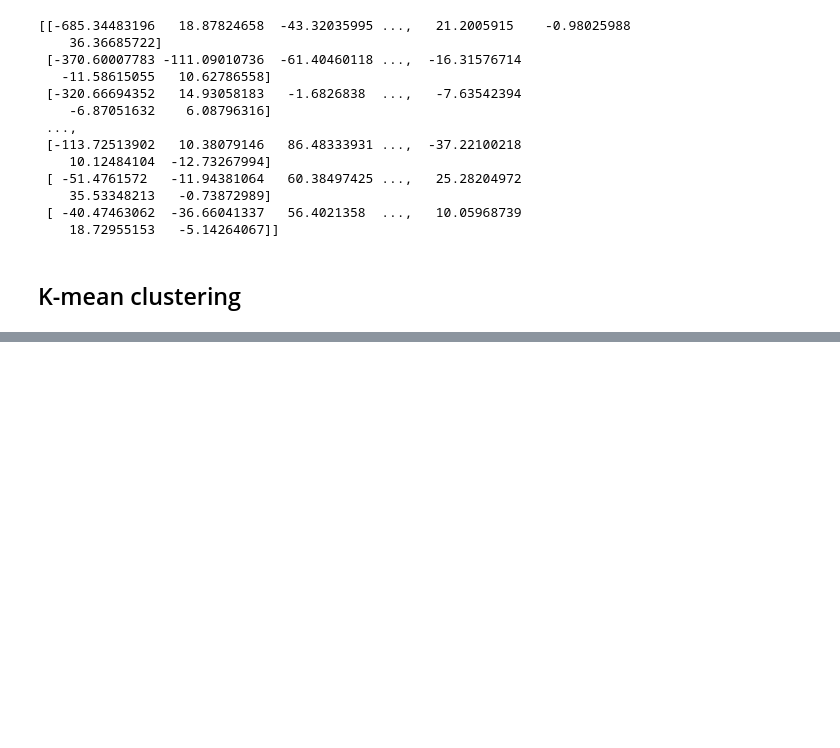
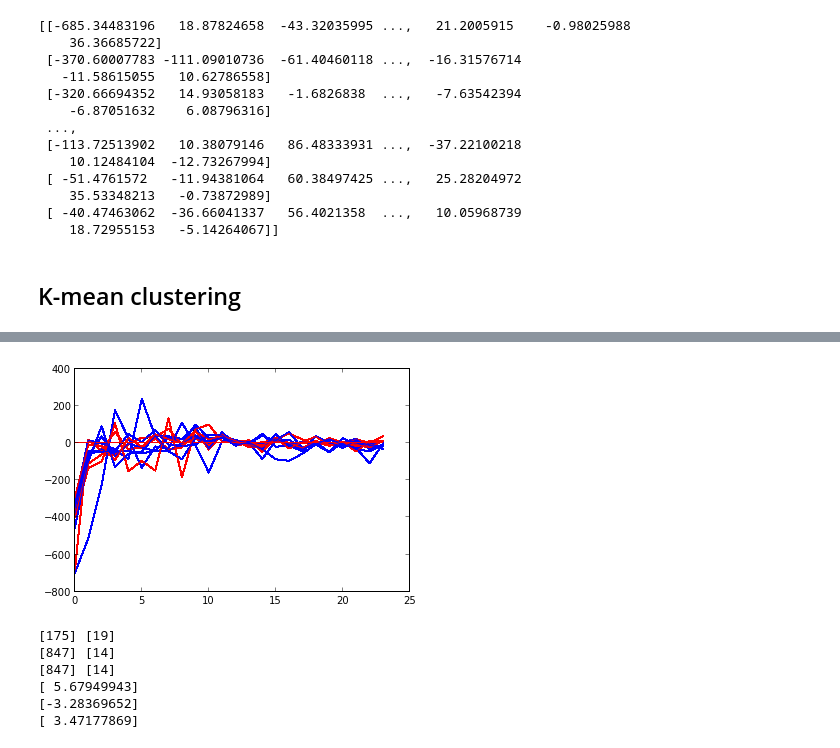
Before and after one commit to JulianaAyala/MetodosComputacionales, a Jupyter notebook: Tarea4/Homicidios.ipynb, the cells around one changed output, grey strips where cells are left out. Cells and saved outputs as stored; diff of their text form; code cells hidden in the pictures; blank space fills up the shorter version.

```diff
--- a/Tarea4/Homicidios.ipynb
+++ b/Tarea4/Homicidios.ipynb
@@ -142,0 +196,75 @@ ValueError: x and y must have same first dimension
+# %%
+iteraciones = 10
+mediox1= zeros(iteraciones)
+medioy1= zeros(iteraciones)
+mediox2= zeros(iteraciones)
+medioy2= zeros(iteraciones)
+
+for h in range(anios):
+    for j in range(iteraciones):
+
+        mediox1[j] = mean(grupo1[:,h])
+        medioy1[j] = mean(grupo1[:,h])
+        mediox2[j] = mean(grupo2[:,h])
+        medioy2[j] = mean(grupo2[:,h])
+
+        for i in range(iteraciones):
+
+            c1_xn= mediox1[j]
+            c1_yn= medioy1[j]
+            c2_xn= mediox2[j]
+            c2_yn= medioy2[j]
+
+            x1[i] = combinacion[i,j] - c1_xn
+            y1[j] = combinacion[i,j] - c1_yn
+            x2[i] = combinacion[i,j] - c2_xn
+            y2[j] = combinacion[i,j] - c2_yn
+
+            distancia1[i] = sqrt((x1[i]**2)+(y1[j]**2))
+            distancia2[i] = sqrt((x2[i]**2)+(y2[j]**2))
+
+            if(distancia1[i]<distancia2[i]):
+                grupo1[i,j] = grupo1[i,j]
+            else:
+                grupo2[i,j]=grupo2[i,j]
+
+            plot(grupo1[i,:], c='red')
+            plot(grupo2[i,:], c='blue')
+# %% [output]
+[figure, added]
+# %%
+#escojo cantidad de centros a sacar
+n_centros = 3
+
+a = random.randint(0, ciudades, 1)
+b = random.randint(0, anios, 1)
+c = random.randint(0, ciudades, 1)
+d = random.randint(0, anios, 1)
+e = random.randint(0, ciudades, 1)
+f = random.randint(0, anios, 1)
+
+c1_x = a
+c1_y = b
+c2_x = c
+c2_y = d
+c3_x = e
+c3_y = f
+
+print c1_x, c1_y
+print c2_x, c2_y
+print c2_x, c2_y
+
+c1 = combinacion[c1_x,c1_y]
+c2 = combinacion[c2_x,c2_y]
+c3 = combinacion[c3_x,c3_y]
+
+print c1
+print c2
+print c3
+# %% [output]
+[175] [19]
+[847] [14]
+[847] [14]
+[ 5.67949943]
+[-3.28369652]
+[ 3.47177869]
```
Also changed, not shown: parts of 13 cells of this notebook, 2 other files.
